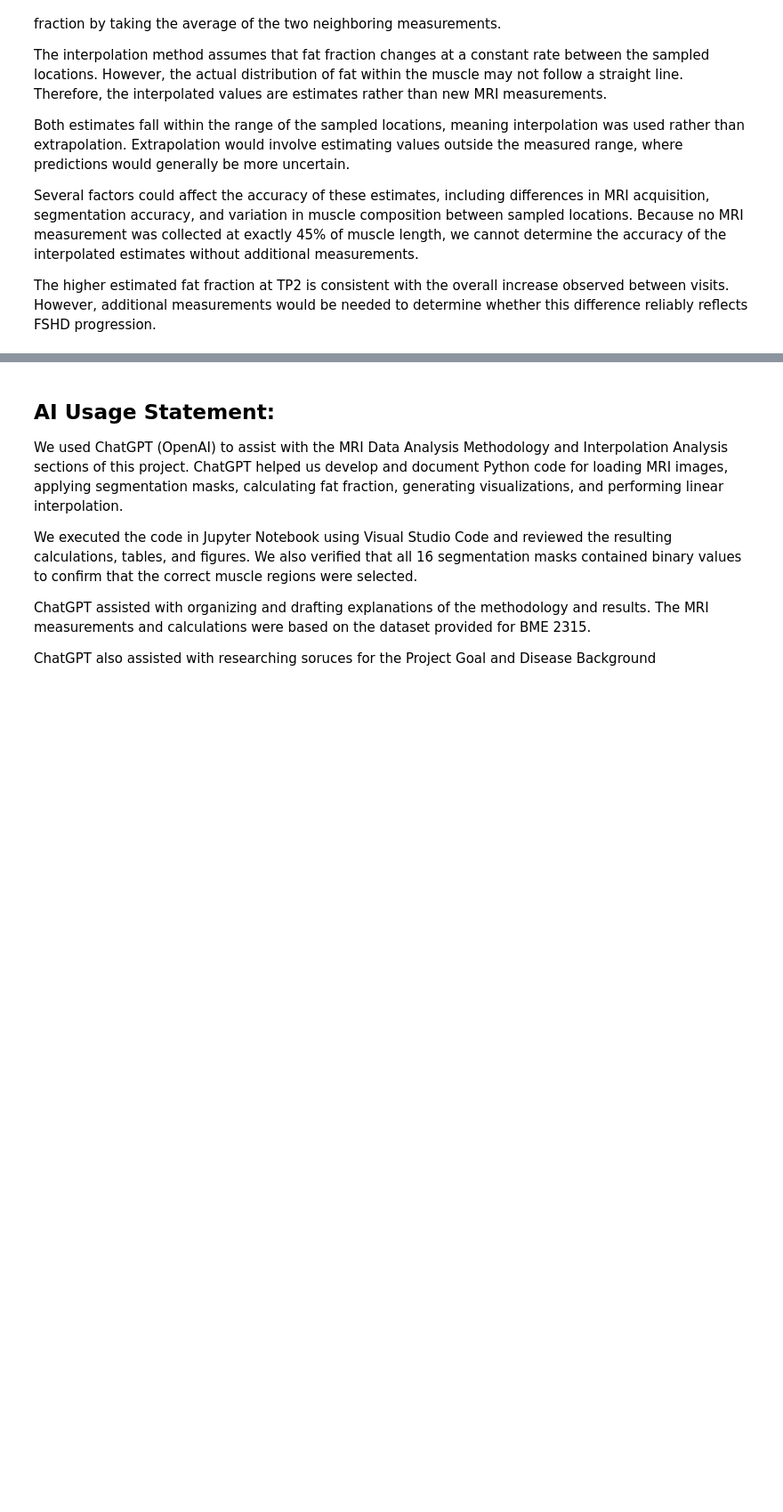
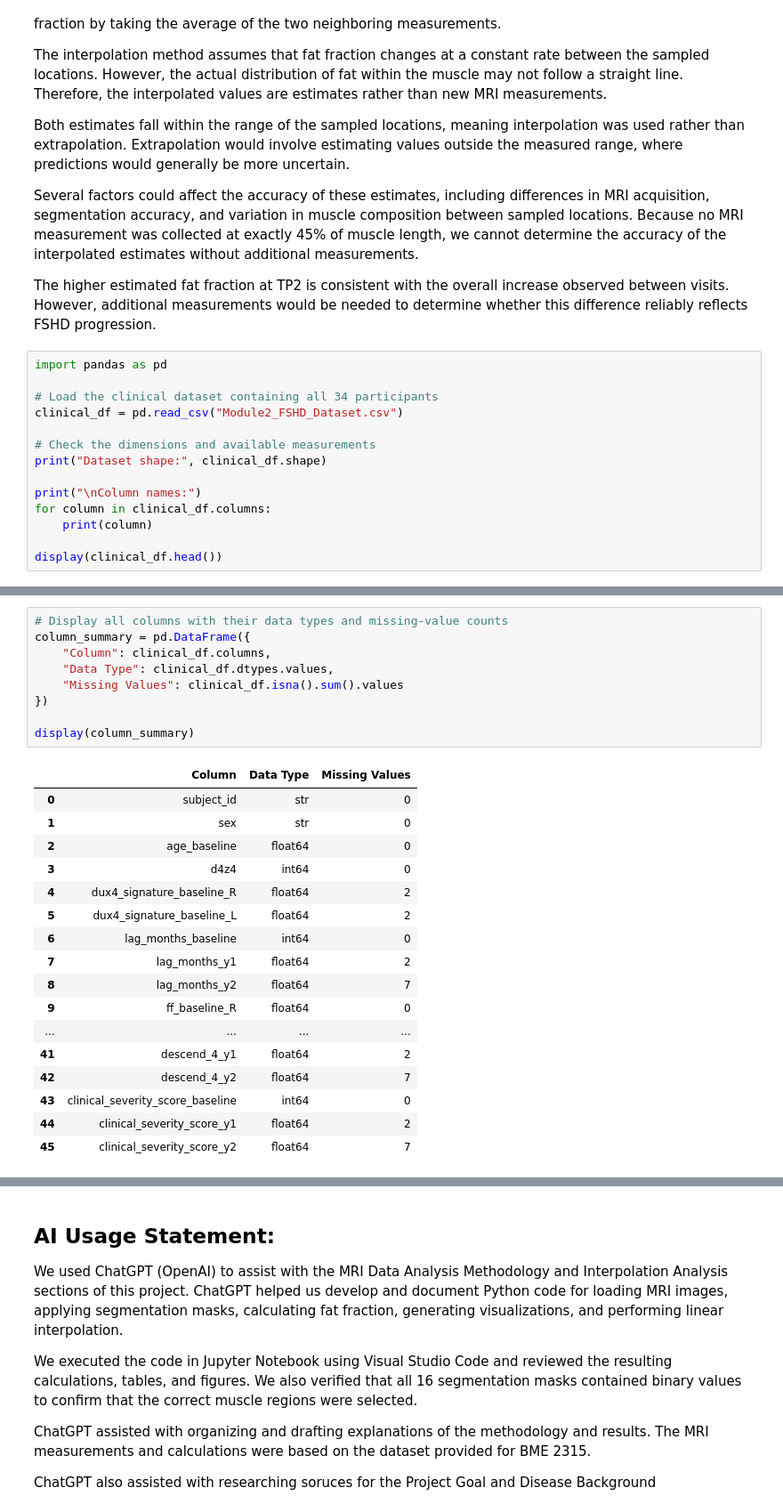
Before and after one commit to tkt6gs/BME2315_Module_2, a Jupyter notebook: FSHD_Module2_Project_Template.ipynb, the cells around one changed output, grey strips where cells are left out. Shown at 89% size. Cells and saved outputs as stored; diff of their text form; blank space fills up the shorter version.

```diff
--- a/FSHD_Module2_Project_Template.ipynb
+++ b/FSHD_Module2_Project_Template.ipynb
@@ -499,3 +498,17 @@ Both estimates fall within the range of the sampled locations, meaning interpola
 Several factors could affect the accuracy of these estimates, including differences in MRI acquisition, segmentation accuracy, and variation in muscle composition between sampled locations. Because no MRI measurement was collected at exactly 45% of muscle length, we cannot determine the accuracy of the interpolated estimates without additional measurements.
 
 The higher estimated fat fraction at TP2 is consistent with the overall increase observed between visits. However, additional measurements would be needed to determine whether this difference reliably reflects FSHD progression.
+# %%
+import pandas as pd
+
+# Load the clinical dataset containing all 34 participants
+clinical_df = pd.read_csv("Module2_FSHD_Dataset.csv")
+
+# Check the dimensions and available measurements
+print("Dataset shape:", clinical_df.shape)
+
+print("\nColumn names:")
+for column in clinical_df.columns:
+    print(column)
+
+display(clinical_df.head())
@@ -501,0 +540,27 @@ The higher estimated fat fraction at TP2 is consistent with the overall increase
+# %%
+# Display all columns with their data types and missing-value counts
+column_summary = pd.DataFrame({
+    "Column": clinical_df.columns,
+    "Data Type": clinical_df.dtypes.values,
+    "Missing Values": clinical_df.isna().sum().values
+})
+
+display(column_summary)
+# %% [output]
+|  | Column | Data Type | Missing Values |
+| 0 | subject_id | str | 0 |
+| 1 | sex | str | 0 |
+| 2 | age_baseline | float64 | 0 |
+| 3 | d4z4 | int64 | 0 |
+| 4 | dux4_signature_baseline_R | float64 | 2 |
+| 5 | dux4_signature_baseline_L | float64 | 2 |
+| 6 | lag_months_baseline | int64 | 0 |
+| 7 | lag_months_y1 | float64 | 2 |
+| 8 | lag_months_y2 | float64 | 7 |
+| 9 | ff_baseline_R | float64 | 0 |
+| ... | ... | ... | ... |
+| 41 | descend_4_y1 | float64 | 2 |
+| 42 | descend_4_y2 | float64 | 7 |
+| 43 | clinical_severity_score_baseline | int64 | 0 |
+| 44 | clinical_severity_score_y1 | float64 | 2 |
+| 45 | clinical_severity_score_y2 | float64 | 7 |
```
Also changed, not shown: parts of 14 cells of this notebook.
